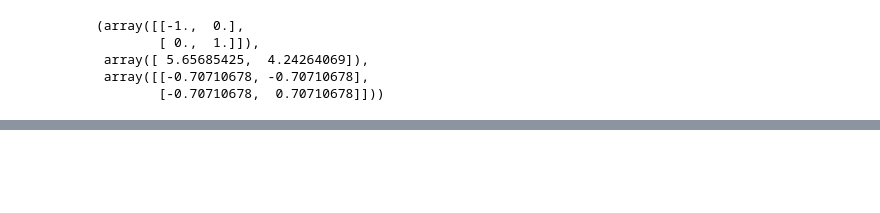
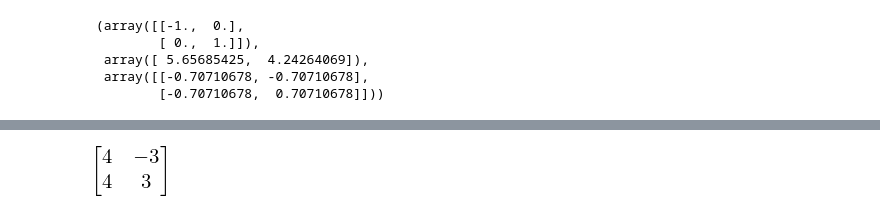
Before and after one commit to hillbs/Differential-Equations-and-Linear-Algebra, a Jupyter notebook: 18.086 Chapter 7 Applied Math.ipynb, the cells around one changed output, grey strips where cells are left out. Saved outputs shown, nothing was run; the diff lists cells and outputs as text; code cells hidden in the pictures; blank space fills up the shorter version.

```diff
--- a/18.086 Chapter 7 Applied Math.ipynb
+++ b/18.086 Chapter 7 Applied Math.ipynb
@@ -99,0 +171,4 @@ np.linalg.svd(Acheck)
+# %%
+U*D*V
+# %% [output]
+[figure, added]
```
Also changed, not shown: parts of 9 cells of this notebook.
